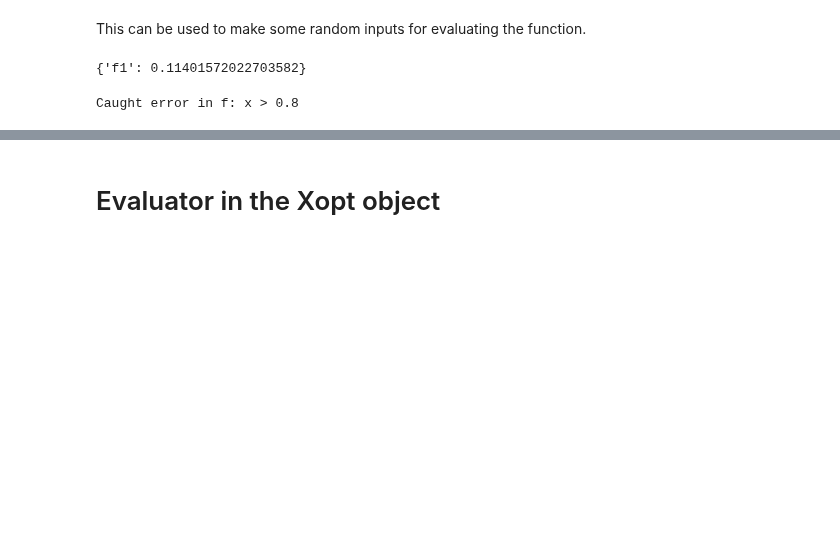
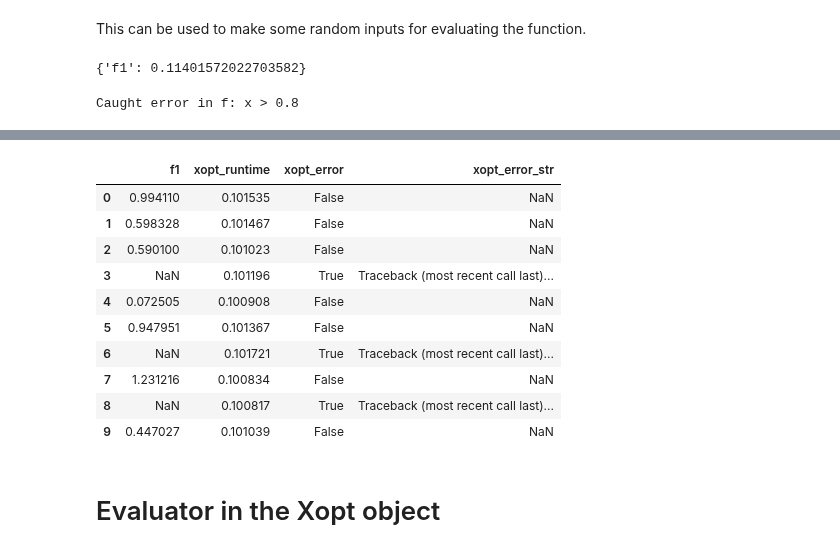
Before and after one commit to xopt-org/Xopt, a Jupyter notebook: docs/examples/basic/xopt_evaluator.ipynb, the cells around one changed output, grey strips where cells are left out. Saved outputs shown, nothing was run; the diff lists cells and outputs as text; code cells hidden in the pictures; blank space fills up the shorter version.

```diff
--- a/docs/examples/basic/xopt_evaluator.ipynb
+++ b/docs/examples/basic/xopt_evaluator.ipynb
@@ -113,3 +145,21 @@ for ix, fut in futures.items():
+# %%
+# This calls `executor.map`
+ev = Evaluator(function=f, executor=executor, max_workers=MAX_WORKERS)
+# %%
+# This will run in parallel
+ev.evaluate_data(in10)
+# %% [output]
+|  | f1 | xopt_runtime | xopt_error | xopt_error_str |
+| 0 | 0.994110 | 0.101535 | False | NaN |
+| 1 | 0.598328 | 0.101467 | False | NaN |
+| 2 | 0.590100 | 0.101023 | False | NaN |
+| 3 | NaN | 0.101196 | True | Traceback (most recent call last)... |
+| 4 | 0.072505 | 0.100908 | False | NaN |
+| 5 | 0.947951 | 0.101367 | False | NaN |
+| 6 | NaN | 0.101721 | True | Traceback (most recent call last)... |
+| 7 | 1.231216 | 0.100834 | False | NaN |
+| 8 | NaN | 0.100817 | True | Traceback (most recent call last)... |
+| 9 | 0.447027 | 0.101039 | False | NaN |
 # %% [markdown]
 # Evaluator in the Xopt object
 # %%
```
Also changed, not shown: parts of 24 cells of this notebook, 3 other files.
